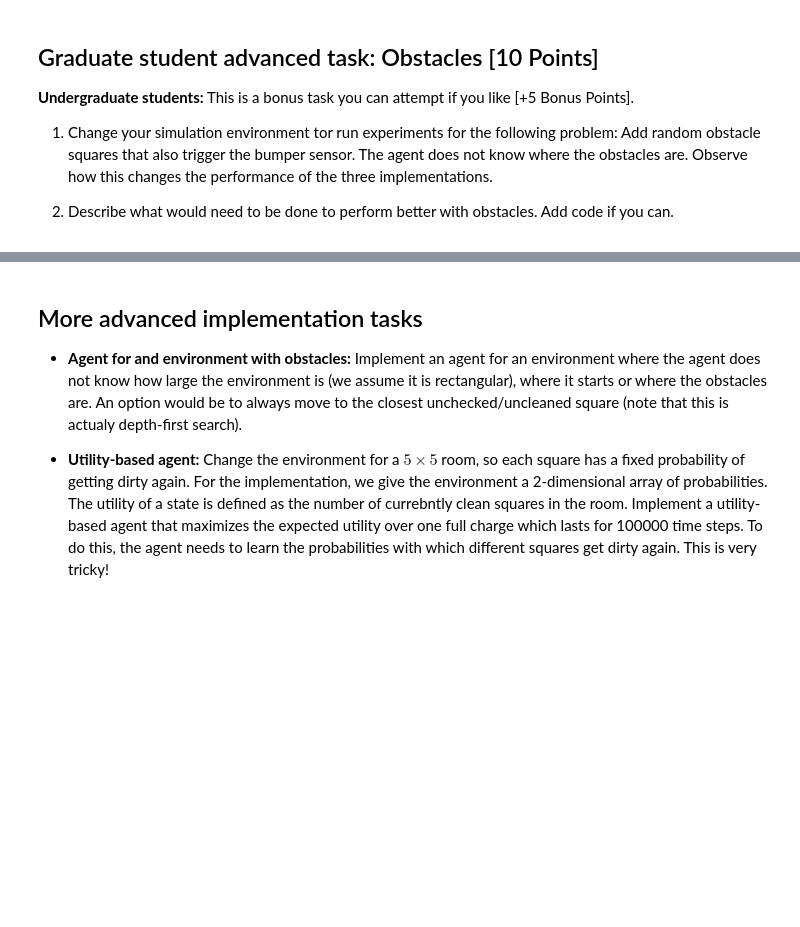
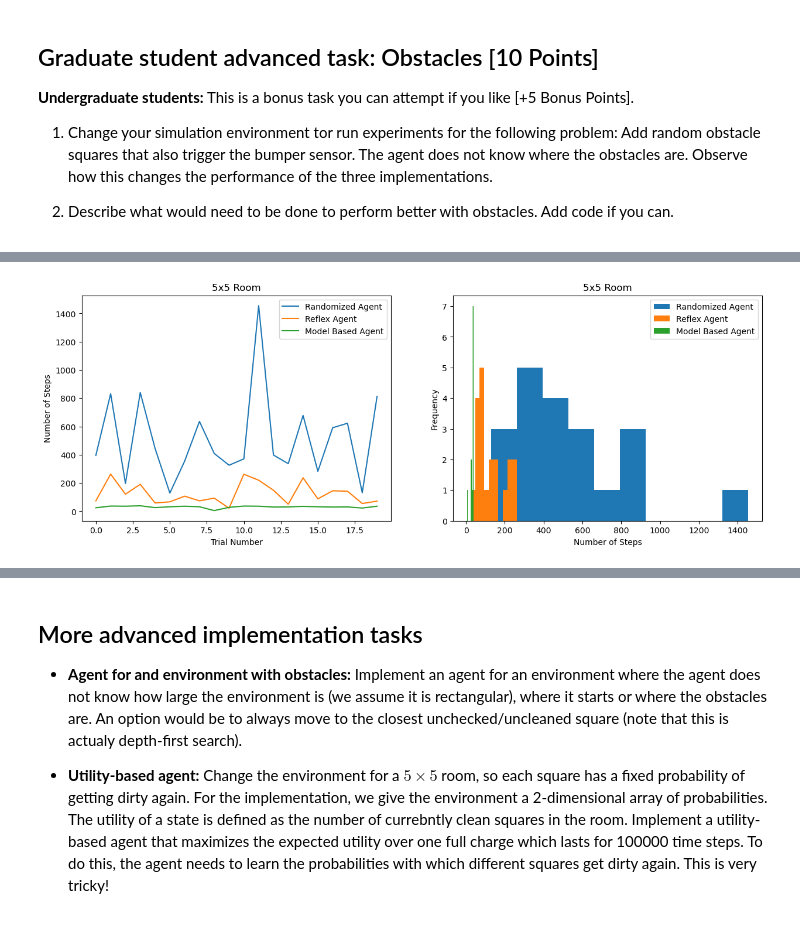
Before and after one commit to leilaniGegg/CS7320-ArtificialIntelligence, a Jupyter notebook: Assignment 2/robot_vacuum.ipynb, the cells around one changed output, grey strips where cells are left out. Saved outputs shown, nothing was run; the diff lists cells and outputs as text; code cells hidden in the pictures; blank space fills up the shorter version.

```diff
--- a/Assignment 2/robot_vacuum.ipynb
+++ b/Assignment 2/robot_vacuum.ipynb
@@ -435,16 +511,21 @@ __Undergraduate students:__ This is a bonus task you can attempt if you like [+5
 # make new environment that will include obstacles that trigger the bumpers
 # same as previous environment, except the bumpers will be set to true if there is an obstacle (-1) or a regular wall
 
-def new_simulation_environment(agent, room, verbose):
+def new_simulation_environment(agent, room, verbose, room_size):
     num_steps = 0
     if (verbose):
         print("Room".center(room_size +10, "="))
         print(room)
 
     dirty_spots_left = np.sum(room == 1)
-    agent_location = [0,0] #x,y coordinates
+    agent_location = [np.random.randint(0, room_size), np.random.randint(0, room_size)]
+    if (verbose):
+        print("Agent starting location:", agent_location)
 
-    bumpers = {"north" : True, "south" : False, "west" : True, "east" : False} #starting in topleft corner
+    #initialize bumpers based on agent starting location
+    bumpers = {"north": int(agent_location[0] == 0), "south":int(agent_location[0] == room_size - 1),
+               "west":int(agent_location[1] == 0), "east": int(agent_location[1] == room_size - 1)}
+
     #obstacles are now represented by -1
     while (dirty_spots_left > 0):
         # the agent only knows if it is on a dirty spot or not and has bumper information to decide an action
@@ -471,19 +552,19 @@ def new_simulation_environment(agent, room, verbose):
 
         #update bumpers, also set bumper true if it detects an obstacle (-1)
         if (agent_location[1] == 0 or room[agent_location[0], agent_location[1] - 1] == -1):
-            bumpers["west"] = True          #0 x coordinate is the leftmost column/wall
+            bumpers["west"] = True       #if there is a wall or obstacle to the left
         else:
             bumpers["west"] = False
         if (agent_location[1] == room_size - 1 or room[agent_location[0], agent_location[1] + 1] == -1):
-            bumpers["east"] = True          #room_size - 1 x coordinate is the rightmost column/wall
+            bumpers["east"] = True       #if there is a wall or obstacle to the right
         else:
             bumpers["east"] = False
         if (agent_location[0] == 0 or room[agent_location[0] - 1, agent_location[1]] == -1):
-            bumpers["north"] = True         # 0 y coordinate is the top row/wall
+            bumpers["north"] = True      #if there is a wall or obstacle above
         else:
             bumpers["north"] = False
         if (agent_location[0] == room_size - 1 or room[agent_location[0] + 1, agent_location[1]] == -1):
-            bumpers["south"] = True         # room_size - 1 y coordinate is the bottom row/wall
+            bumpers["south"] = True      #if there is a wall or obstacle below
         else:
             bumpers["south"] = False
 
@@ -584,0 +676,65 @@ print(table)
+# %%
+# 5x5 room
+plt.figure(figsize=(15,5))
+plt.subplot(1,2,1)
+plt.title("5x5 Room")
+plt.xlabel("Trial Number")
+plt.ylabel("Number of Steps")
+plt.plot(randomized_agent_steps_5, label = "Randomized Agent")
+plt.plot(reflex_agent_steps_5, label = "Reflex Agent")
+plt.plot(model_agent_steps_5, label = "Model Based Agent")
+plt.legend()
+
+plt.subplot(1,2,2)
+plt.title("5x5 Room")
+plt.xlabel("Number of Steps")
+plt.ylabel("Frequency")
+plt.hist(randomized_agent_steps_5, label = "Randomized Agent")
+plt.hist(reflex_agent_steps_5, label = "Reflex Agent")
+plt.hist(model_agent_steps_5, label = "Model Based Agent")
+plt.legend()
+plt.show()
+
+# 10x10 room
+plt.figure(figsize=(15,5))
+plt.subplot(1,2,1)
+plt.title("10x10 Room")
+plt.xlabel("Trial Number")
+plt.ylabel("Number of Steps")
+plt.plot(randomized_agent_steps_10, label = "Randomized Agent")
+plt.plot(reflex_agent_steps_10, label = "Reflex Agent")
+plt.plot(model_agent_steps_10, label = "Model Based Agent")
+plt.legend()
+
+plt.subplot(1,2,2)
+plt.title("10x10 Room")
+plt.xlabel("Number of Steps")
+plt.ylabel("Frequency")
+plt.hist(randomized_agent_steps_10, label = "Randomized Agent")
+plt.hist(reflex_agent_steps_10, label = "Reflex Agent")
+plt.hist(model_agent_steps_10, label = "Model Based Agent")
+plt.legend()
+plt.show()
+
+# 100x100 room
+plt.figure(figsize=(15,5))
+plt.subplot(1,2,1)
+plt.title("100x100 Room")
+plt.xlabel("Trial Number")
+plt.ylabel("Number of Steps")
+plt.plot(randomized_agent_steps_100, label = "Randomized Agent")
+plt.plot(reflex_agent_steps_100, label = "Reflex Agent")
+plt.plot(model_agent_steps_100, label = "Model Based Agent")
+plt.legend()
+
+plt.subplot(1,2,2)
+plt.title("100x100 Room")
+plt.xlabel("Number of Steps")
+plt.ylabel("Frequency")
+plt.hist(randomized_agent_steps_100, label = "Randomized Agent")
+plt.hist(reflex_agent_steps_100, label = "Reflex Agent")
+plt.hist(model_agent_steps_100, label = "Model Based Agent")
+plt.legend()
+plt.show()
+# %% [output]
+[figure, added]
```
Also changed, not shown: parts of 18 cells of this notebook.
